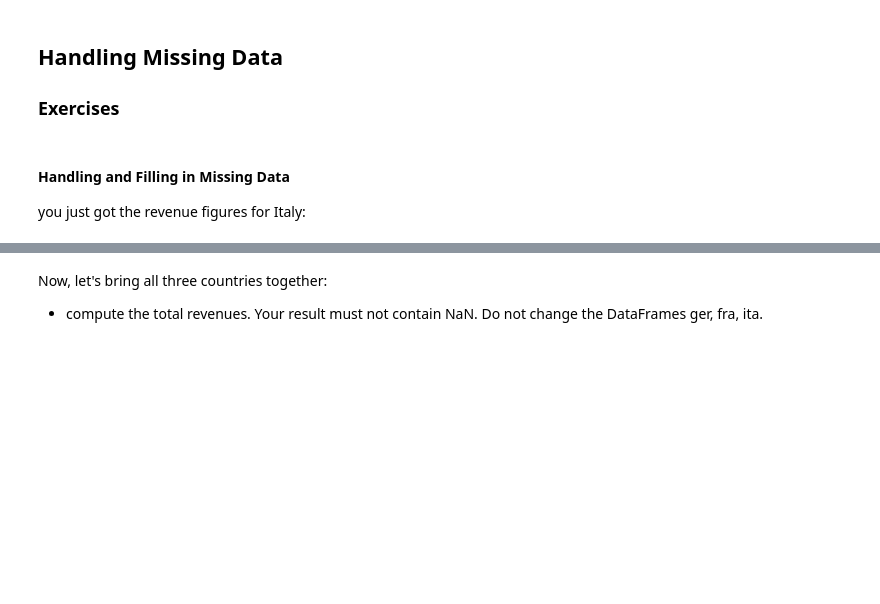
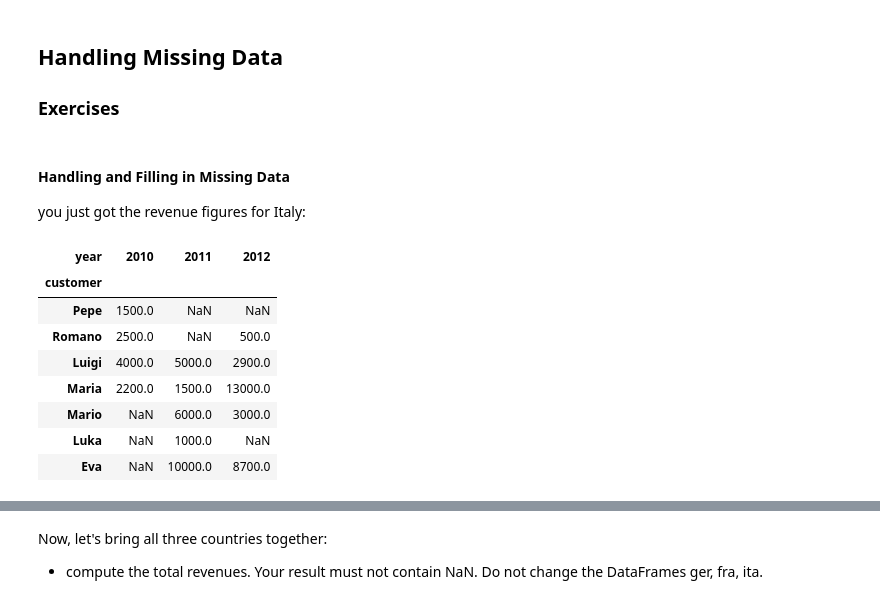
Before and after one commit to IchChefDuNixx/2023SS, a Jupyter notebook: DS/data_aai_sose23/lecture04_missing_values/h04a-assignment-Pandas_Part_1.ipynb, the cells around one changed output, grey strips where cells are left out. Cells and saved outputs as stored; diff of their text form; code cells hidden in the pictures; blank space fills up the shorter version.

```diff
--- a/DS/data_aai_sose23/lecture04_missing_values/h04a-assignment-Pandas_Part_1.ipynb
+++ b/DS/data_aai_sose23/lecture04_missing_values/h04a-assignment-Pandas_Part_1.ipynb
@@ -100,29 +328,40 @@ you just got the revenue figures for Italy:
 # %%
 ger = DataFrame({'2010': {'Hans':1500, 'Egon':2500, 'Ute':3500,
                 'Susi':4000, 'Klaus':2200},
       '2011': {'Klaus': 6000, 'Uwe': 1500, 'Hans': 1000,
                'Susi': 5000, 'Antonia':10000}})
 ger.index.name = 'customer'
 ger.columns.name='year'
 ger.name = 'Germany'
 
 fra = DataFrame({'2010': {'Hans':1100, 'Klaus':200, 'Egon':300, 'Susi':400},
       '2012': {'Klaus': 1000, 'Jaques': 1100,
                'Susanna': 5500, 'Julia':11100}})
 fra.index.name = 'customer'
 fra.columns.name='year'
 fra.name = 'France'
 
 ita = DataFrame({
     '2010': {'Pepe':1500, 'Romano':2500, 'Luigi':3500,
              'Luigi':4000, 'Maria':2200},
     '2011': {'Mario': 6000, 'Maria': 1500, 'Luka': 1000,
              'Luigi': 5000, 'Eva':10000},
     '2012': {'Mario': 3000, 'Romano': 500, 'Maria': 13000,
              'Eva': 8700, 'Luigi':2900}})
 ita.index.name = 'customer'
 ita.columns.name='year'
 ita.name = 'Italy'
+ita
+# %% [output]
+| year | 2010 | 2011 | 2012 |
+| customer |  |  |  |
+| Pepe | 1500.0 | NaN | NaN |
+| Romano | 2500.0 | NaN | 500.0 |
+| Luigi | 4000.0 | 5000.0 | 2900.0 |
+| Maria | 2200.0 | 1500.0 | 13000.0 |
+| Mario | NaN | 6000.0 | 3000.0 |
+| Luka | NaN | 1000.0 | NaN |
+| Eva | NaN | 10000.0 | 8700.0 |
 # %% [markdown]
 Let's work on the DataFrame for Italy 'ita' first:
 - compute a boolean DataFrame where all the cells containing 'Nan' in ita are set to True.
```
Also changed, not shown: parts of 22 cells of this notebook, 10 other files.
